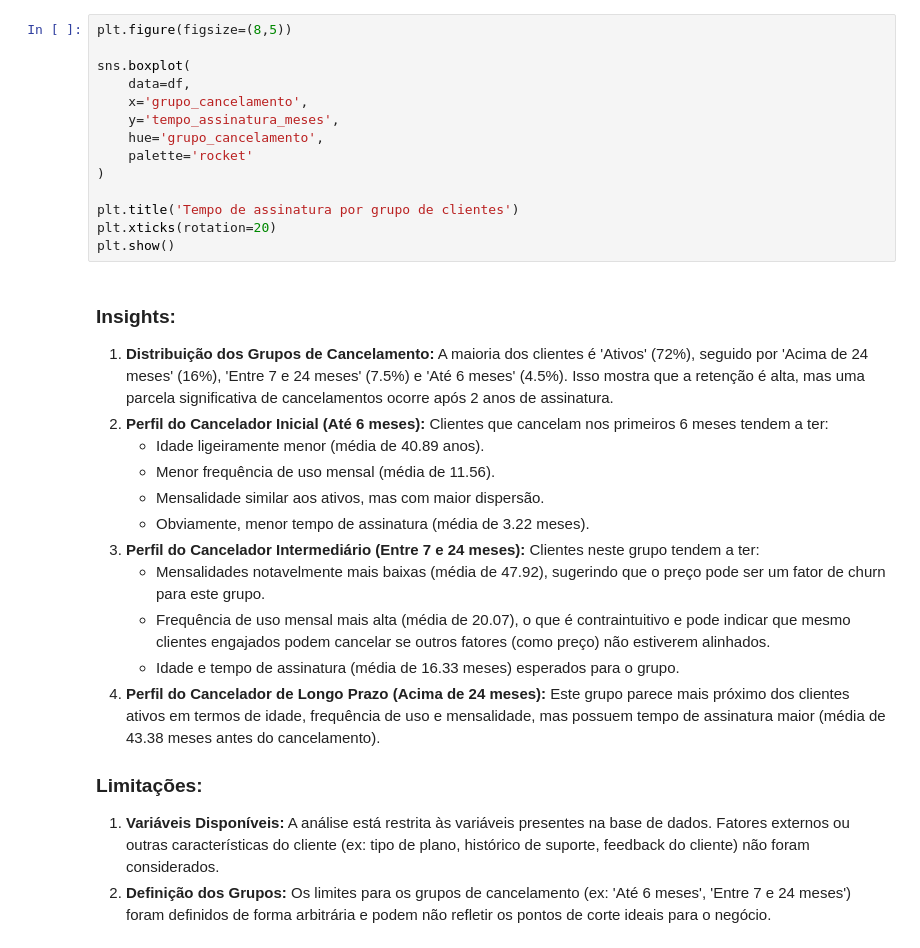
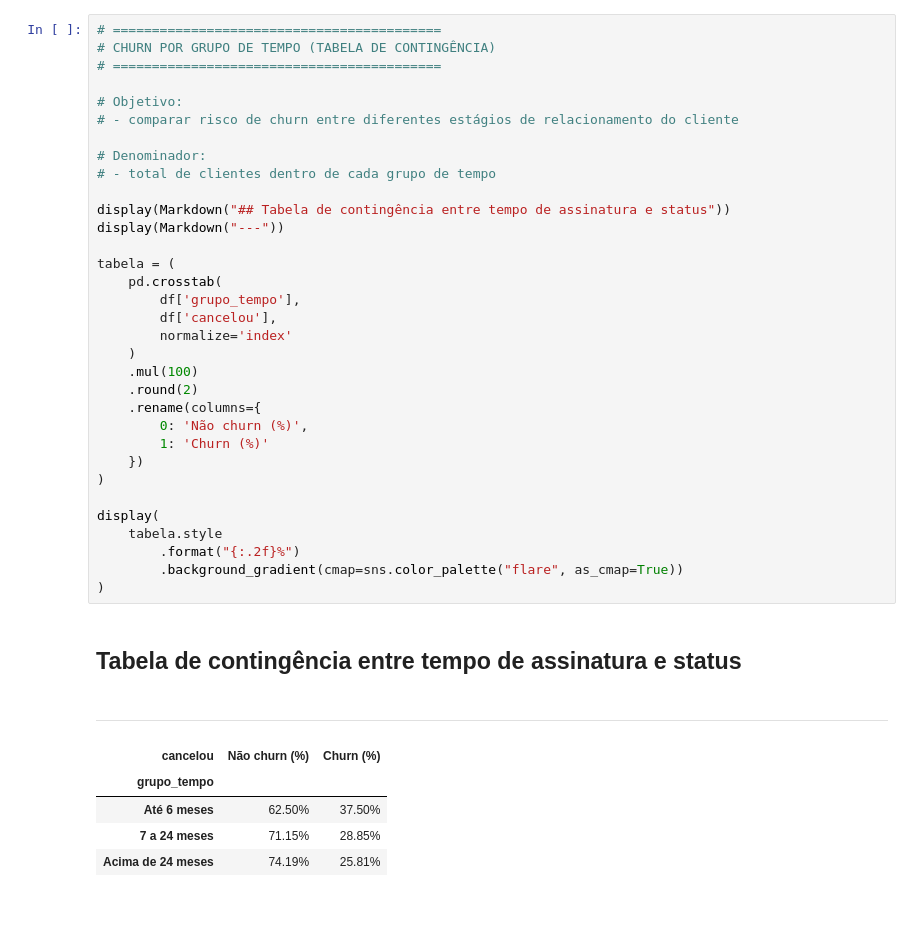
Before and after one commit to stephleao/wmc-desafio-streaming-churn, a Jupyter notebook: analise_probabilidade_amostragem.ipynb, the cells around one changed output. Cells and saved outputs as stored; diff of their text form; blank space fills up the shorter version.

```diff
--- a/analise_probabilidade_amostragem.ipynb
+++ b/analise_probabilidade_amostragem.ipynb
@@ -430,33 +136,41 @@ plt.show()
-# %%
-plt.figure(figsize=(8,5))
-
-sns.boxplot(
-    data=df,
-    x='grupo_cancelamento',
-    y='tempo_assinatura_meses',
-    hue='grupo_cancelamento',
-    palette='rocket'
-)
-
-plt.title('Tempo de assinatura por grupo de clientes')
-plt.xticks(rotation=20)
-plt.show()
-# %% [markdown]
-### **Insights:**
-
-1.  **Distribuição dos Grupos de Cancelamento:** A maioria dos clientes é 'Ativos' (72%), seguido por 'Acima de 24 meses' (16%), 'Entre 7 e 24 meses' (7.5%) e 'Até 6 meses' (4.5%). Isso mostra que a retenção é alta, mas uma parcela significativa de cancelamentos ocorre após 2 anos de assinatura.
-2.  **Perfil do Cancelador Inicial (Até 6 meses):** Clientes que cancelam nos primeiros 6 meses tendem a ter:
-    *   Idade ligeiramente menor (média de 40.89 anos).
-    *   Menor frequência de uso mensal (média de 11.56).
-    *   Mensalidade similar aos ativos, mas com maior dispersão.
-    *   Obviamente, menor tempo de assinatura (média de 3.22 meses).
-3.  **Perfil do Cancelador Intermediário (Entre 7 e 24 meses):** Clientes neste grupo tendem a ter:
-    *   Mensalidades notavelmente mais baixas (média de 47.92), sugerindo que o preço pode ser um fator de churn para este grupo.
-    *   Frequência de uso mensal mais alta (média de 20.07), o que é contraintuitivo e pode indicar que mesmo clientes engajados podem cancelar se outros fatores (como preço) não estiverem alinhados.
-    *   Idade e tempo de assinatura (média de 16.33 meses) esperados para o grupo.
-4.  **Perfil do Cancelador de Longo Prazo (Acima de 24 meses):** Este grupo parece mais próximo dos clientes ativos em termos de idade, frequência de uso e mensalidade, mas possuem tempo de assinatura maior (média de 43.38 meses antes do cancelamento).
-
-### **Limitações:**
-
-1.  **Variáveis Disponíveis:** A análise está restrita às variáveis presentes na base de dados. Fatores externos ou outras características do cliente (ex: tipo de plano, histórico de suporte, feedback do cliente) não foram considerados.
-2.  **Definição dos Grupos:** Os limites para os grupos de cancelamento (ex: 'Até 6 meses', 'Entre 7 e 24 meses') foram definidos de forma arbitrária e podem não refletir os pontos de corte ideais para o negócio.
+# %%
+# ==========================================
+# CHURN POR GRUPO DE TEMPO (TABELA DE CONTINGÊNCIA)
+# ==========================================
+
+# Objetivo:
+# - comparar risco de churn entre diferentes estágios de relacionamento do cliente
+
+# Denominador:
+# - total de clientes dentro de cada grupo de tempo
+
+display(Markdown("## Tabela de contingência entre tempo de assinatura e status"))
+display(Markdown("---"))
+
+tabela = (
+    pd.crosstab(
+        df['grupo_tempo'],
+        df['cancelou'],
+        normalize='index'
+    )
+    .mul(100)
+    .round(2)
+    .rename(columns={
+        0: 'Não churn (%)',
+        1: 'Churn (%)'
+    })
+)
+
+display(
+    tabela.style
+        .format("{:.2f}%")
+        .background_gradient(cmap=sns.color_palette("flare", as_cmap=True))
+)
+# %% [output]
+## Tabela de contingência entre tempo de assinatura e status
+---
+| cancelou | Não churn (%) | Churn (%) |
+| grupo_tempo |  |  |
+| Até 6 meses | 62.50% | 37.50% |
+| 7 a 24 meses | 71.15% | 28.85% |
+| Acima de 24 meses | 74.19% | 25.81% |
```
Also changed, not shown: parts of 31 cells of this notebook.
